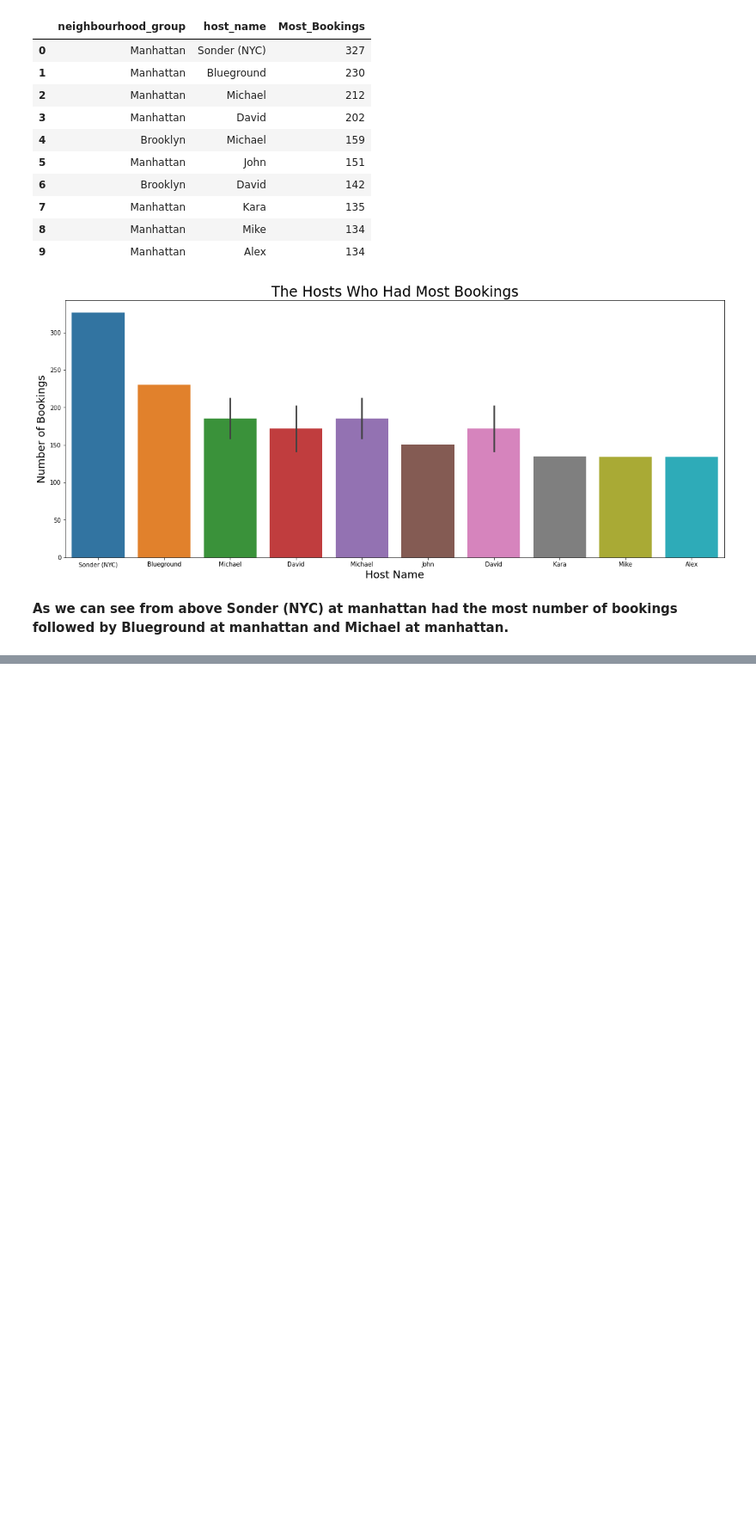
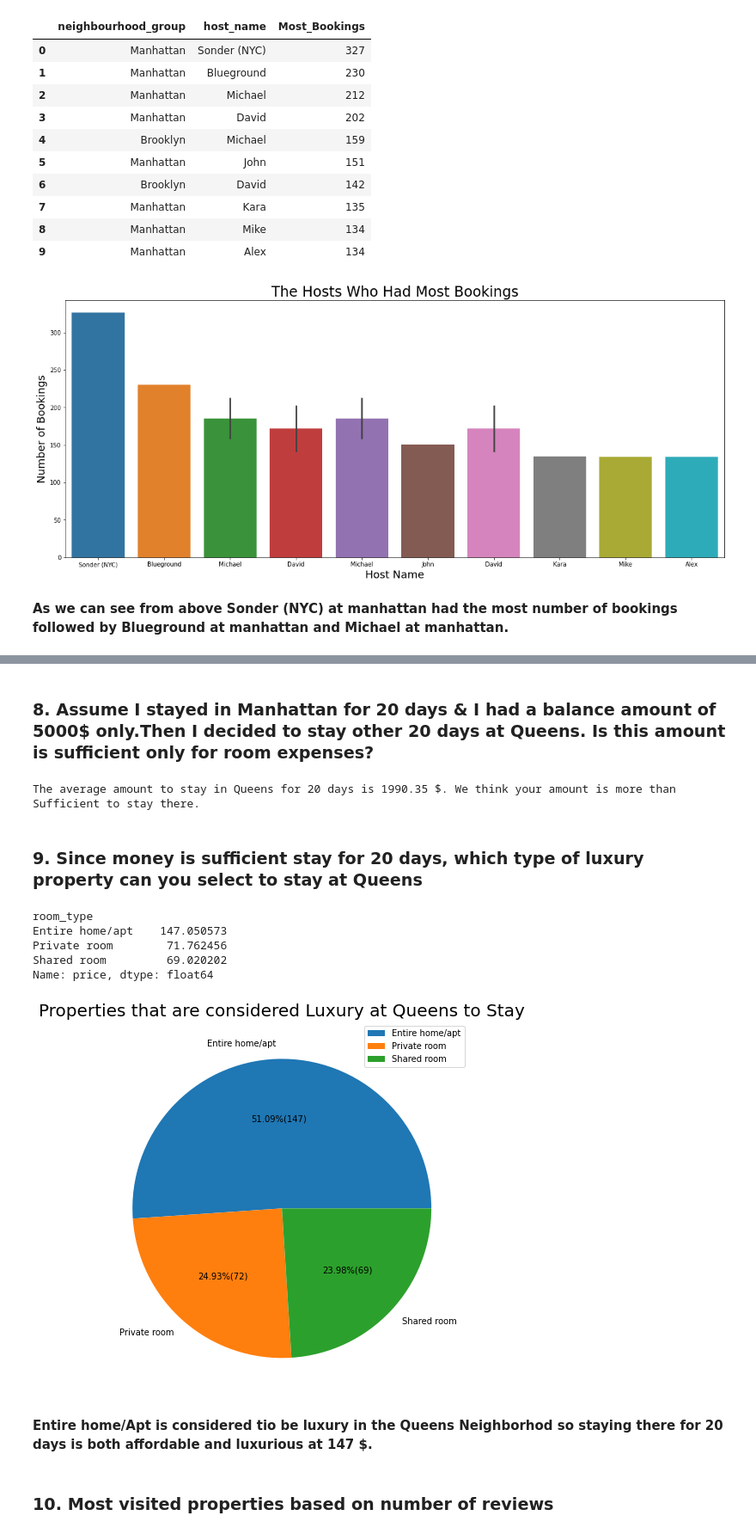
Before and after one commit to soopertramp/Capstone-1-Submission, a Jupyter notebook: AirBnb Bookings Analysis.ipynb, the cells around one changed output, grey strips where cells are left out. Shown at 86% size. Saved outputs shown, nothing was run; the diff lists cells and outputs as text; code cells hidden in the pictures; blank space fills up the shorter version.

```diff
--- a/AirBnb Bookings Analysis.ipynb
+++ b/AirBnb Bookings Analysis.ipynb
@@ -326,0 +397,38 @@ plt.show()
+# %% [markdown]
+### **8. Assume I stayed in Manhattan for 20 days & I had a balance amount of 5000$ only.Then I decided to stay other 20 days at Queens. Is this amount is sufficient only for room expenses?**
+# %%
+queens_df = booking_df1.loc[booking_df1['neighbourhood_group'].isin(['Queens'])]
+price = queens_df['price'].mean()*20
+price = round(price, 2)
+
+if price <= 5000:
+    print(f'The average amount to stay in Queens for 20 days is {price} $. We think your amount is more than Sufficient to stay there.')
+else:
+    print("The amount exceeds your budget plan for room in Queens.")
+# %% [output]
+The average amount to stay in Queens for 20 days is 1990.35 $. We think your amount is more than Sufficient to stay there.
+# %% [markdown]
+### **9. Since money is sufficient stay for 20 days, which type of luxury property can you select to stay at Queens**
+# %%
+luxury_df = queens_df.groupby(['room_type'])['price'].mean()
+luxury_df
+# %% [output]
+room_type
+Entire home/apt    147.050573
+Private room        71.762456
+Shared room         69.020202
+Name: price, dtype: float64
+# %%
+my_labels = ('Entire home/apt', 'Private room', 'Shared room')
+# %%
+plt.figure(figsize = (15,8))
+plt.pie(luxury_df, labels = my_labels, autopct = lambda p: '{:.02f}%({:.0f})'.format(p,(p/100)*luxury_df.sum()))
+plt.title('Properties that are considered Luxury at Queens to Stay', fontsize = 20)
+plt.legend()
+plt.show()
+# %% [output]
+[figure, added]
+# %% [markdown]
+**Entire home/Apt is considered tio be luxury in the Queens Neighborhod so staying there for 20 days is both affordable and luxurious at 147 $.**
+# %% [markdown]
+### **10. Most visited properties based on number of reviews**
```
Also changed, not shown: parts of 17 cells of this notebook.
